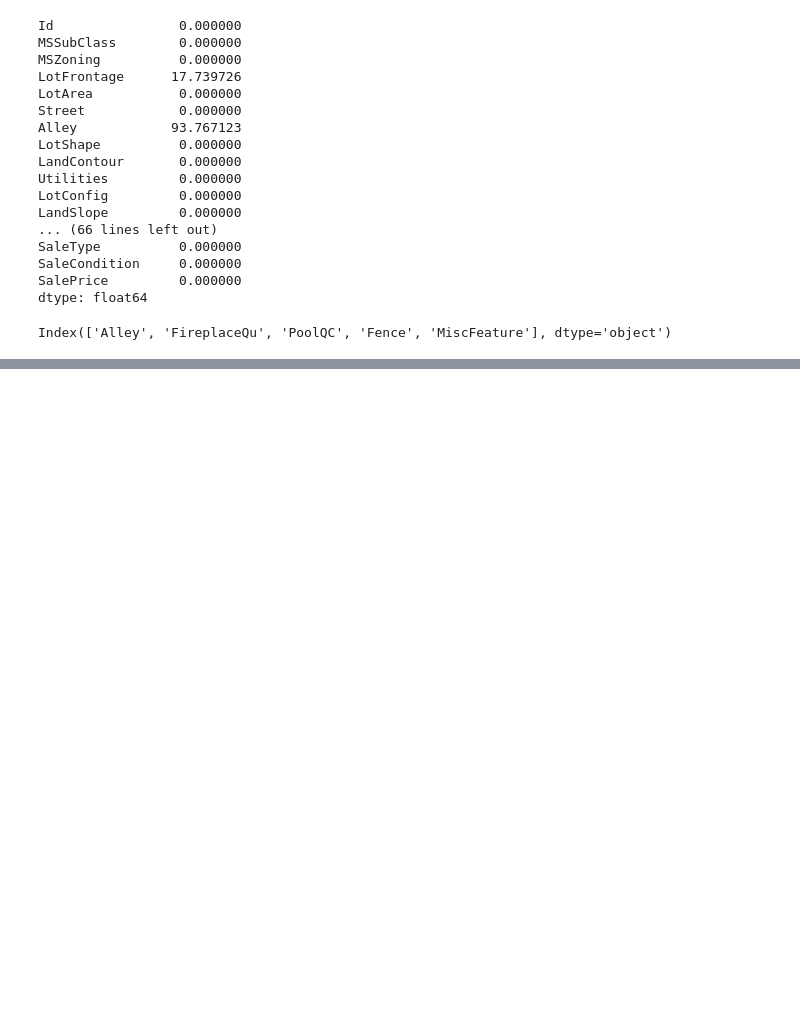
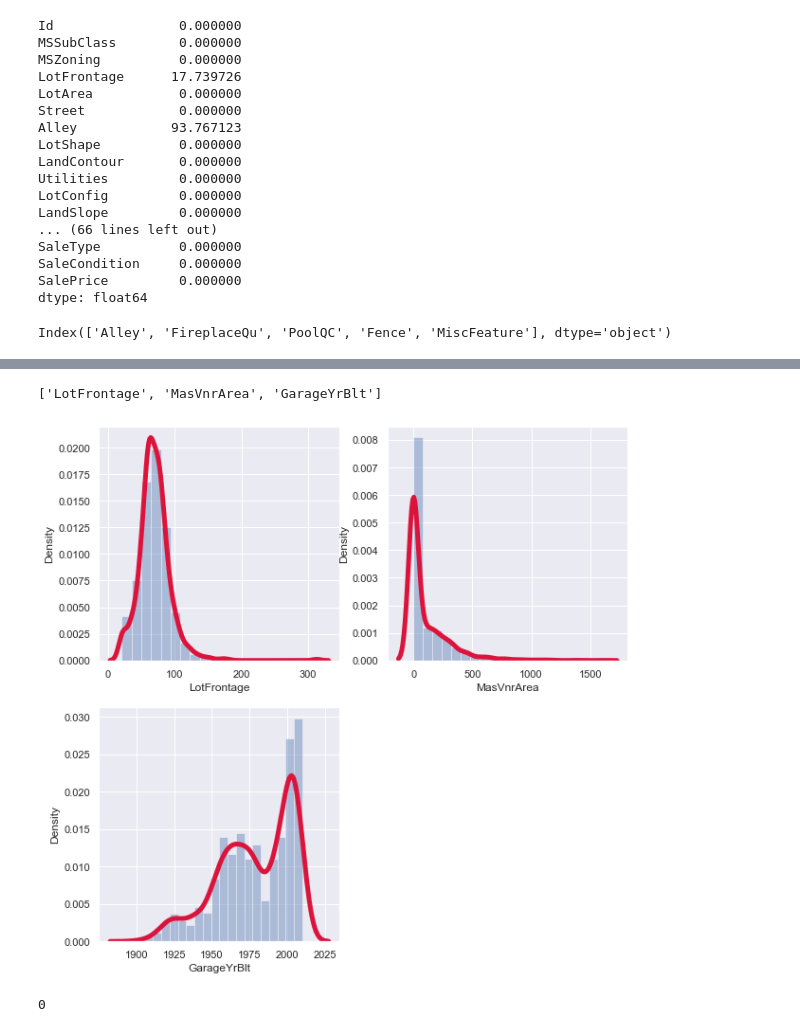
Before and after one commit to AkCoding/ML-House_Price-, a Jupyter notebook: 2_method Fill missing value manually.ipynb, the cells around one changed output, grey strips where cells are left out. Cells and saved outputs as stored; diff of their text form; code cells hidden in the pictures; blank space fills up the shorter version.

```diff
--- a/2_method Fill missing value manually.ipynb
+++ b/2_method Fill missing value manually.ipynb
@@ -119,0 +191,18 @@ Index(['Alley', 'FireplaceQu', 'PoolQC', 'Fence', 'MiscFeature'], dtype='object'
+# %%
+missing_num_var = [var for var in df3_num.columns if df3_num[var].isnull().sum()>0]
+missing_num_var
+# %% [output]
+['LotFrontage', 'MasVnrArea', 'GarageYrBlt']
+# %%
+plt.figure(figsize=(10,10))
+sns.set()
+for i, var in enumerate(missing_num_var):
+    plt.subplot(2,2,i+1)
+    sns.distplot(df3_num[var], bins=20, kde_kws={'linewidth':5, 'color':'#DC143C'})
+# %% [output]
+[figure, added]
+# %%
+df4_num_mean = df3_num.fillna(df3_num.mean())
+df4_num_mean.isnull().sum().sum()
+# %% [output]
+0
```
Also changed, not shown: parts of 7 cells of this notebook.
